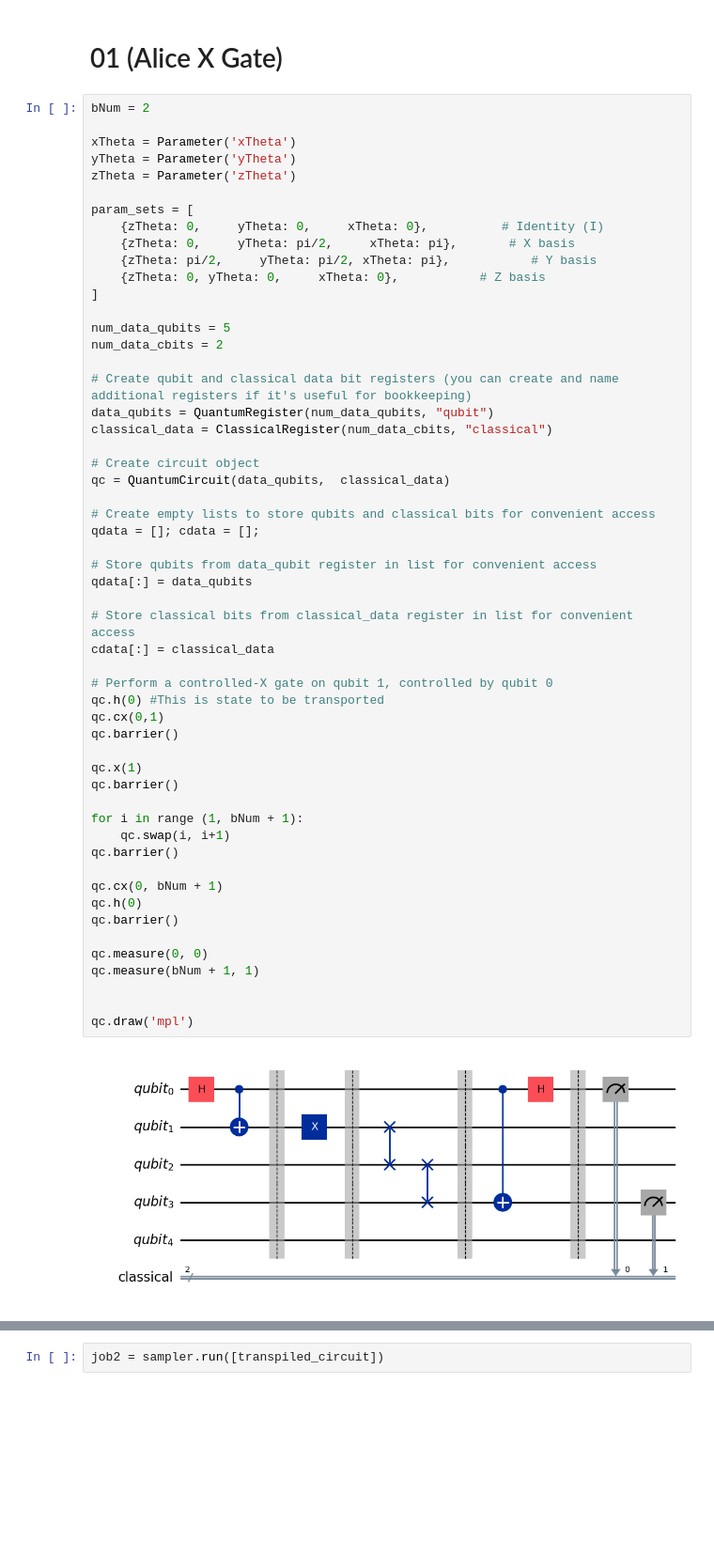
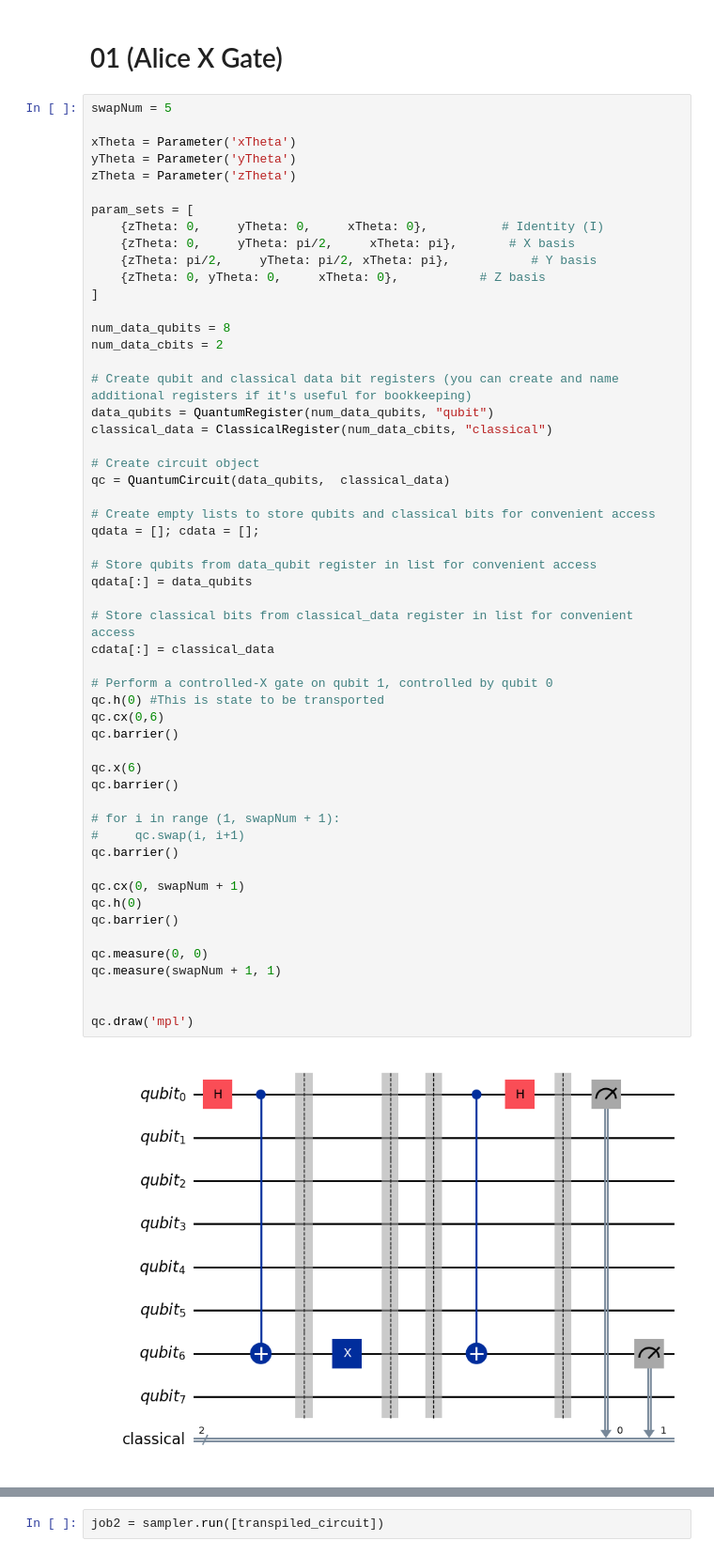
Before and after one commit to CalebCeravolo/Quantum-Hardware-Superdense-Coding, a Jupyter notebook: superdense.ipynb, the cells around one changed output, grey strips where cells are left out. Shown at 94% size. Cells and saved outputs as stored; diff of their text form; blank space fills up the shorter version.

```diff
--- a/superdense.ipynb
+++ b/superdense.ipynb
@@ -18,7 +18,7 @@ from matplotlib import pyplot as plt
 # %% [markdown]
 # 01 (Alice X Gate)
 # %%
-bNum = 2
+swapNum = 5
 
 xTheta = Parameter('xTheta')
 yTheta = Parameter('yTheta')
@@ -31,7 +31,7 @@ param_sets = [
     {zTheta: 0, yTheta: 0,     xTheta: 0},           # Z basis
 ]
 
-num_data_qubits = 5
+num_data_qubits = 8
 num_data_cbits = 2
 
 # Create qubit and classical data bit registers (you can create and name additional registers if it's useful for bookkeeping)
@@ -39,40 +39,40 @@ data_qubits = QuantumRegister(num_data_qubits, "qubit")
 classical_data = ClassicalRegister(num_data_cbits, "classical")
 
 # Create circuit object
 qc = QuantumCircuit(data_qubits,  classical_data)
 
 # Create empty lists to store qubits and classical bits for convenient access
 qdata = []; cdata = [];
 
 # Store qubits from data_qubit register in list for convenient access
 qdata[:] = data_qubits
 
 # Store classical bits from classical_data register in list for convenient access
 cdata[:] = classical_data
 
 # Perform a controlled-X gate on qubit 1, controlled by qubit 0
 qc.h(0) #This is state to be transported
-qc.cx(0,1)
+qc.cx(0,6)
 qc.barrier()
 
-qc.x(1)
+qc.x(6)
 qc.barrier()
 
-for i in range (1, bNum + 1):
-    qc.swap(i, i+1)
+# for i in range (1, swapNum + 1):
+#     qc.swap(i, i+1)
 qc.barrier()
 
-qc.cx(0, bNum + 1)
+qc.cx(0, swapNum + 1)
 qc.h(0)
 qc.barrier()
 
 qc.measure(0, 0)
-qc.measure(bNum + 1, 1)
+qc.measure(swapNum + 1, 1)
 
 
 qc.draw('mpl')
 # %% [output]
-[figure, old version]
+[figure, new version]
 # %%
 from qiskit_ibm_runtime.fake_provider import FakeSherbrooke
 backend = FakeSherbrooke()
```
Also changed, not shown: parts of 2 cells of this notebook.
